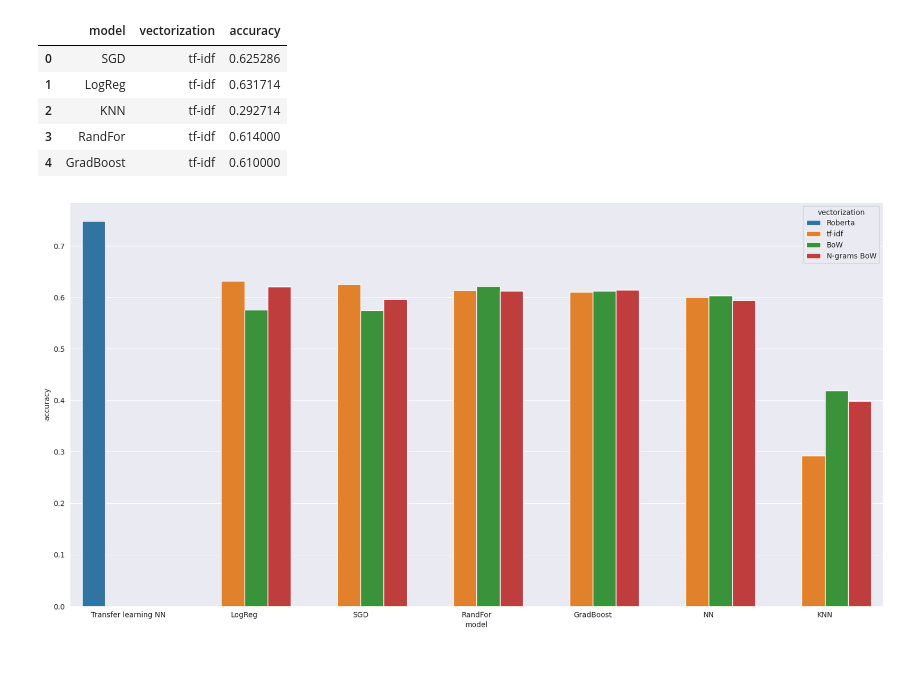
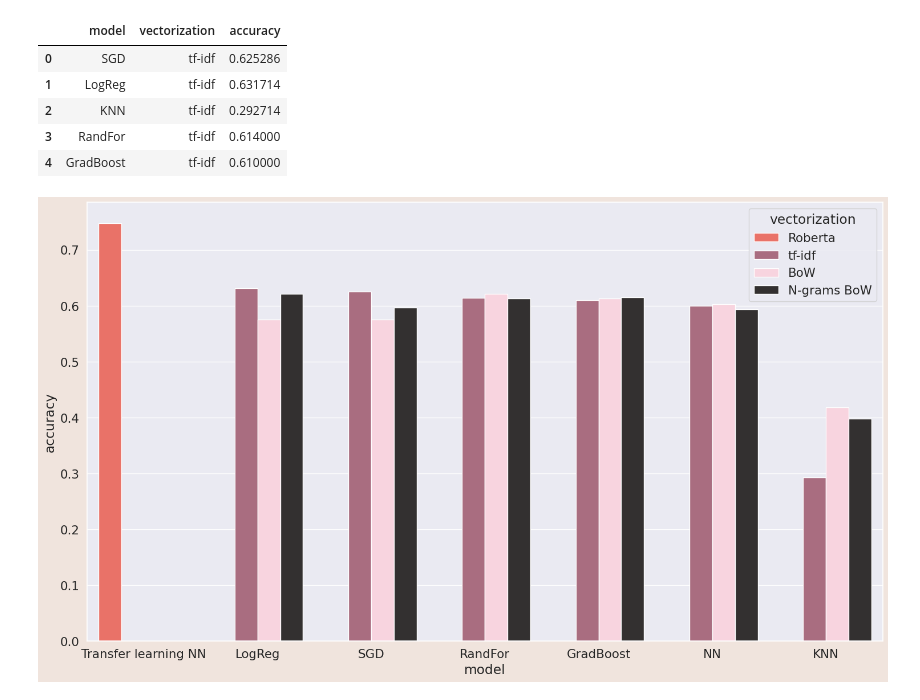
Before and after one commit to s7on1250/AnalyzingLyricsByAI, a Jupyter notebook: eda/dementia_eda.ipynb, the cells around one changed output. Cells and saved outputs as stored; diff of their text form; code cells hidden in the pictures; blank space fills up the shorter version.

Commit message:
changed style of plots

```diff
--- a/eda/dementia_eda.ipynb
+++ b/eda/dementia_eda.ipynb
@@ -14,6 +14,13 @@ from sklearn.preprocessing import OneHotEncoder
 from sklearn.decomposition import PCA
 model_name = 'roberta-base'
 MAX_LEN = 200
+# %%
+def set_palette():
+    # custom palette
+    custom_colors = ["#fe6053", "#b3637c", "#fecedc", "#333030"]
+    custom_palette = sns.color_palette(custom_colors)
+    sns.set(font_scale=1.4)
+    sns.set_palette(custom_palette)
 # %% [markdown]
 # PCA on a summary vector from roberta
 # %%
@@ -80,5 +88,11 @@ pca = pca.fit(df['features'].to_list())
 df['pca'] = df['features'].apply(lambda x: pca.transform([x])[0])
 df['pca_x'] = df['pca'].apply(lambda x: x[0])
 df['pca_y'] = df['pca'].apply(lambda x: x[1])
+# %%
+# custom palette
+custom_colors = ["#fe6053", "#b3637c", "#35D4A4", "#333030", "#f9a03f"]
+custom_palette = sns.color_palette(custom_colors)
+sns.set(font_scale=1.4)
+sns.set_palette(custom_palette)
 # %%
 # Plot the data
@@ -103,10 +121,13 @@ metrics.to_csv('metrics.csv')
 # %%
 metrics_melted = metrics.sort_values(by='accuracy', ascending=False)
 
-plt.figure(figsize=(20, 10))
+set_palette()
+
+plt.figure(figsize=(18, 10))
 sns.barplot(x='model', y='accuracy', hue='vectorization', data=metrics_melted)
-
+# set background color
+plt.gcf().set_facecolor('#f0e4dd')
 plt.savefig('metrics.png')
 plt.show()
 # %% [output]
-[figure, old version]
+[figure, new version]
```
Also changed, not shown: parts of 4 cells of this notebook, 6 other files.
